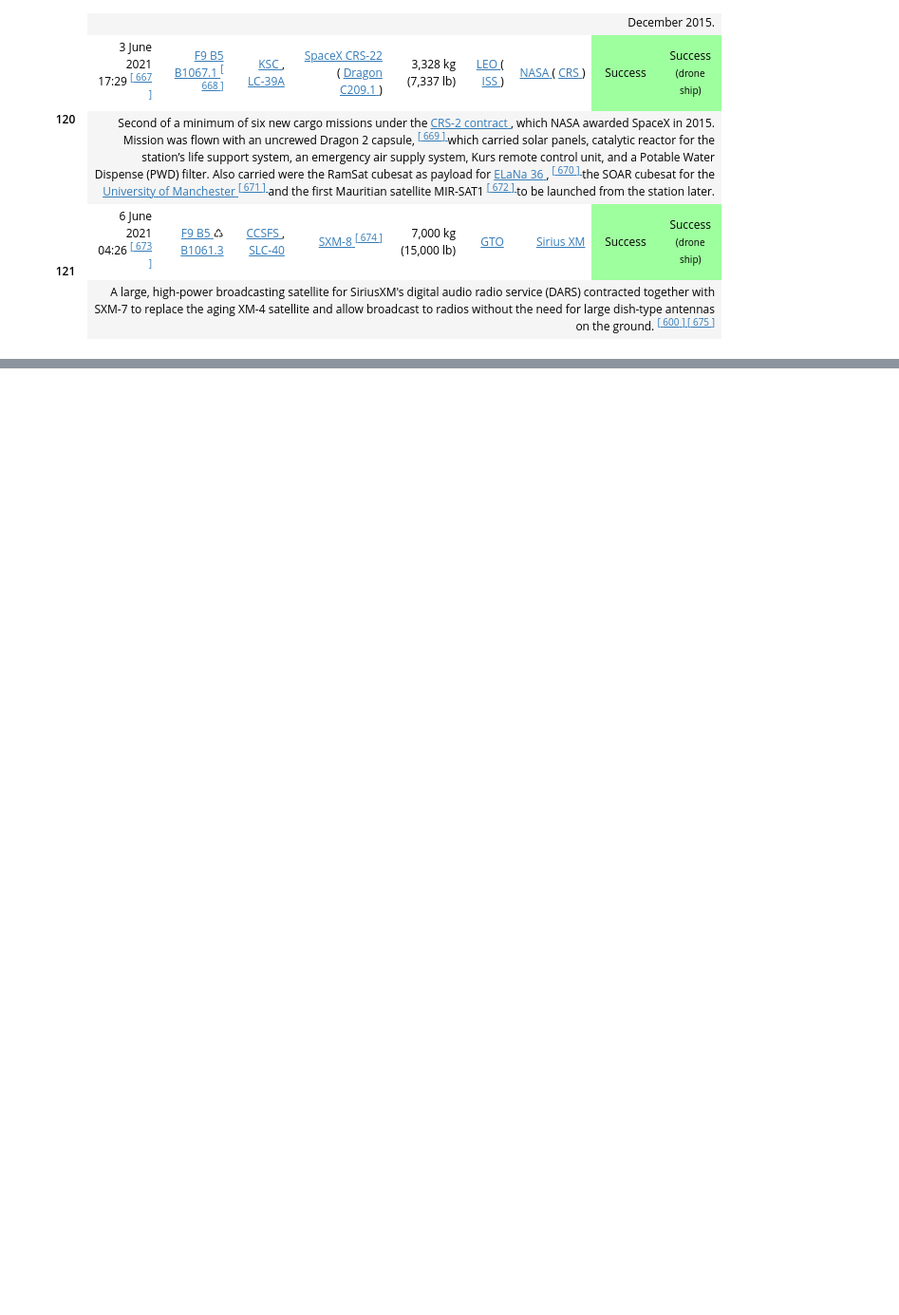
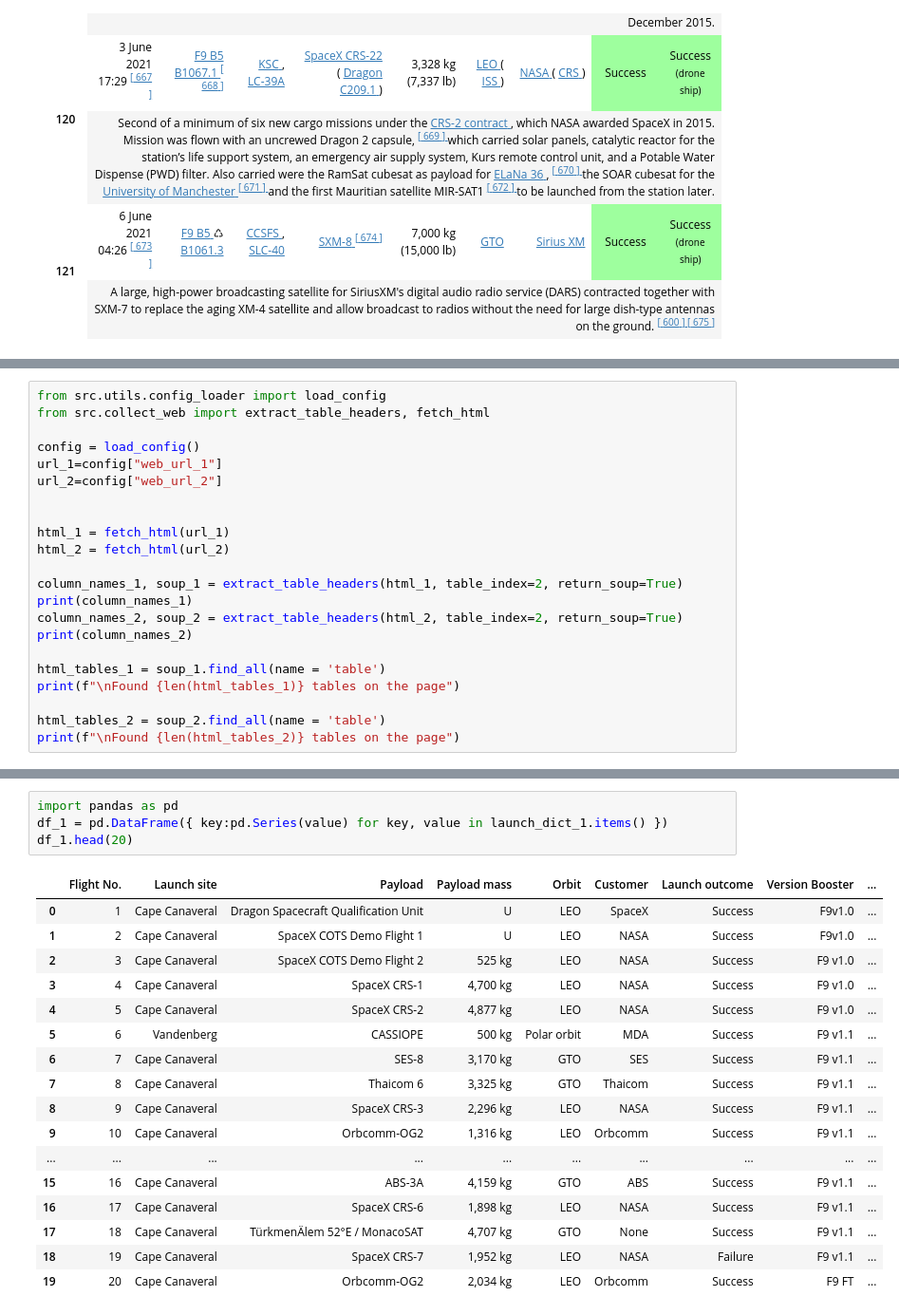
Before and after one commit to AntoineHocquet/spaceY, a Jupyter notebook: notebooks/webscraping.ipynb, the cells around one changed output, grey strips where cells are left out. Shown at 95% size. Saved outputs shown, nothing was run; the diff lists cells and outputs as text; blank space fills up the shorter version.

```diff
--- a/notebooks/webscraping.ipynb
+++ b/notebooks/webscraping.ipynb
@@ -3941,0 +3975,22 @@ Booster landing:  Success
+# %%
+from src.utils.config_loader import load_config
+from src.collect_web import extract_table_headers, fetch_html
+
+config = load_config()
+url_1=config["web_url_1"]
+url_2=config["web_url_2"]
+
+
+html_1 = fetch_html(url_1)
+html_2 = fetch_html(url_2)
+
+column_names_1, soup_1 = extract_table_headers(html_1, table_index=2, return_soup=True)
+print(column_names_1)
+column_names_2, soup_2 = extract_table_headers(html_2, table_index=2, return_soup=True)
+print(column_names_2)
+
+html_tables_1 = soup_1.find_all(name = 'table')
+print(f"\nFound {len(html_tables_1)} tables on the page")
+
+html_tables_2 = soup_2.find_all(name = 'table')
+print(f"\nFound {len(html_tables_2)} tables on the page")
@@ -3941,0 +4174,22 @@ Booster landing:  Success
+# %%
+import pandas as pd
+df_1 = pd.DataFrame({ key:pd.Series(value) for key, value in launch_dict_1.items() })
+df_1.head(20)
+# %% [output]
+|  | Flight No. | Launch site | Payload | Payload mass | Orbit | Customer | Launch outcome | Version Booster | ... |
+| 0 | 1 | Cape Canaveral | Dragon Spacecraft Qualification Unit | U | LEO | SpaceX | Success | F9v1.0 | ... |
+| 1 | 2 | Cape Canaveral | SpaceX COTS Demo Flight 1 | U | LEO | NASA | Success | F9v1.0 | ... |
+| 2 | 3 | Cape Canaveral | SpaceX COTS Demo Flight 2 | 525 kg | LEO | NASA | Success | F9 v1.0 | ... |
+| 3 | 4 | Cape Canaveral | SpaceX CRS-1 | 4,700 kg | LEO | NASA | Success | F9 v1.0 | ... |
+| 4 | 5 | Cape Canaveral | SpaceX CRS-2 | 4,877 kg | LEO | NASA | Success | F9 v1.0 | ... |
+| 5 | 6 | Vandenberg | CASSIOPE | 500 kg | Polar orbit | MDA | Success | F9 v1.1 | ... |
+| 6 | 7 | Cape Canaveral | SES-8 | 3,170 kg | GTO | SES | Success | F9 v1.1 | ... |
+| 7 | 8 | Cape Canaveral | Thaicom 6 | 3,325 kg | GTO | Thaicom | Success | F9 v1.1 | ... |
+| 8 | 9 | Cape Canaveral | SpaceX CRS-3 | 2,296 kg | LEO | NASA | Success | F9 v1.1 | ... |
+| 9 | 10 | Cape Canaveral | Orbcomm-OG2 | 1,316 kg | LEO | Orbcomm | Success | F9 v1.1 | ... |
+| ... | ... | ... | ... | ... | ... | ... | ... | ... | ... |
+| 15 | 16 | Cape Canaveral | ABS-3A | 4,159 kg | GTO | ABS | Success | F9 v1.1 | ... |
+| 16 | 17 | Cape Canaveral | SpaceX CRS-6 | 1,898 kg | LEO | NASA | Success | F9 v1.1 | ... |
+| 17 | 18 | Cape Canaveral | TürkmenÄlem 52°E / MonacoSAT | 4,707 kg | GTO | None | Success | F9 v1.1 | ... |
+| 18 | 19 | Cape Canaveral | SpaceX CRS-7 | 1,952 kg | LEO | NASA | Failure | F9 v1.1 | ... |
+| 19 | 20 | Cape Canaveral | Orbcomm-OG2 | 2,034 kg | LEO | Orbcomm | Success | F9 FT | ... |
```
Also changed, not shown: parts of 17 cells of this notebook, 12 other files.
